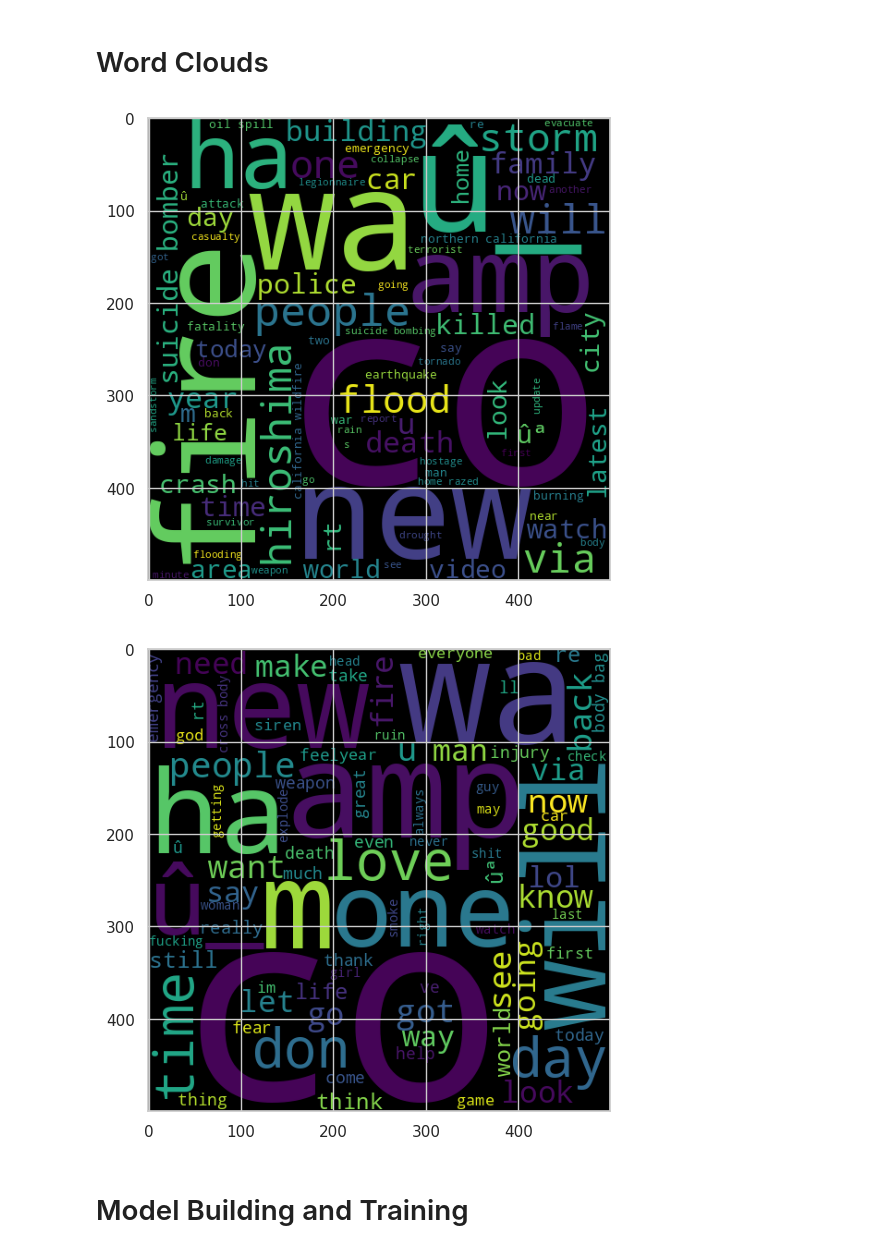
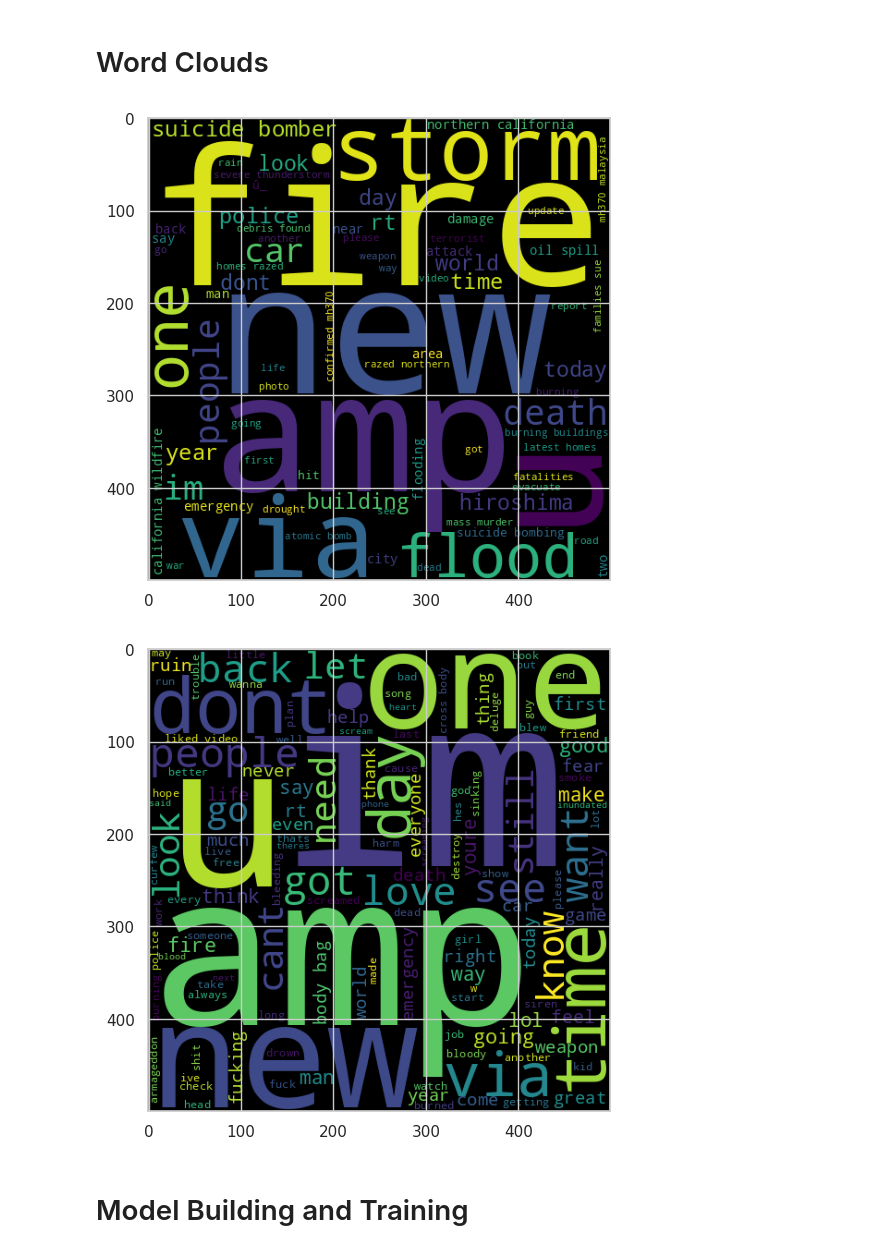
Before and after one commit to AbdelazizHany93/NLP-Twitter-Disaster-Classifier, a Jupyter notebook: NLP Twitter Disaster Classifier.ipynb, the cells around one changed output. Cells and saved outputs as stored; diff of their text form; code cells hidden in the pictures.

```diff
--- a/NLP Twitter Disaster Classifier.ipynb
+++ b/NLP Twitter Disaster Classifier.ipynb
@@ -92,0 +100,22 @@ print(train_data['target'].unique())
+# %%
+# Function to clean text data
+def preprocess_text(text):
+    # Remove URLs
+    text = re.sub(r'http\S+|www\S+|https\S+', '', text, flags=re.MULTILINE)
+    # Remove user mentions and hashtags
+    text = re.sub(r'\@\w+|\#','', text)
+    # Remove punctuation
+    text = re.sub(r'[^\w\s]', '', text)
+    # Convert to lower case
+    text = text.lower()
+    # Remove stopwords
+    stop_words = set(stopwords.words('english'))
+    text = ' '.join([word for word in text.split() if word not in stop_words])
+    return text
+
+# Apply preprocessing to the 'text' column
+train_data['clean_text'] = train_data['text'].apply(preprocess_text)
+test_data['clean_text'] = test_data['text'].apply(preprocess_text)
+
+# Display the cleaned text
+train_data[['text', 'clean_text']].head()
@@ -147,22 +198,3 @@ plt.show()
-# %%
-#Import preprocessing libraries
-import re  # For regular expression operations(i.e removing unwanted characters)
-
-# Define a function to clean email messages
-def preprocess_text(text):
-    text = re.sub(r'\W', ' ', text)  # Remove non-word characters (punctuation)
-    text = text.lower()  # Convert to lowercase
-    text = re.sub(r'\s+[a-z]\s+', ' ', text)  # Remove single characters
-    text = re.sub(r'\s+', ' ', text)  # Remove extra spaces
-    return text
-
-# Apply the preprocessing function to all email messages
-train_data_copy['text'] = train_data_copy['text'].apply(preprocess_text)
-
-#lemmatization
-lemmatizer = WordNetLemmatizer()
-train_data_copy['text'] = train_data_copy['text'].apply(lambda x: ' '.join([lemmatizer.lemmatize(word) for word in x.split()]))
-train_data = train_data_copy
 # %% [markdown]
 # Word Clouds
 # %%
@@ -172,22 +204,22 @@ train_data = train_data_copy
 from wordcloud import WordCloud
 
 wordcloud = WordCloud(width = 500, height = 500, min_font_size = 10, background_color = 'black')
-spam_wordcloud = wordcloud.generate(train_data[train_data['target'] == 1]['text'].str.cat(sep = " "))
+spam_wordcloud = wordcloud.generate(train_data[train_data['target'] == 1]['clean_text'].str.cat(sep = " "))
 plt.figure(figsize = (14,6))
 plt.imshow(spam_wordcloud)
 plt.show()
 # %% [output]
-[figure, old version]
+[figure, new version]
 # %%
 #Create a word cloud for Non-disaster tweets
 
 wordcloud = WordCloud(width = 500, height = 500, min_font_size = 10, background_color = 'black')
-ham_wordcloud = wordcloud.generate(train_data[train_data['target'] == 0]['text'].str.cat(sep = " "))
+ham_wordcloud = wordcloud.generate(train_data[train_data['target'] == 0]['clean_text'].str.cat(sep = " "))
 plt.figure(figsize = (14,6))
 plt.imshow(ham_wordcloud)
 plt.show()
 # %% [output]
-[figure, old version]
+[figure, new version]
 # %% [markdown]
 # Model Building and Training
 # %%
```
Also changed, not shown: parts of 19 cells of this notebook, 1 other file.
